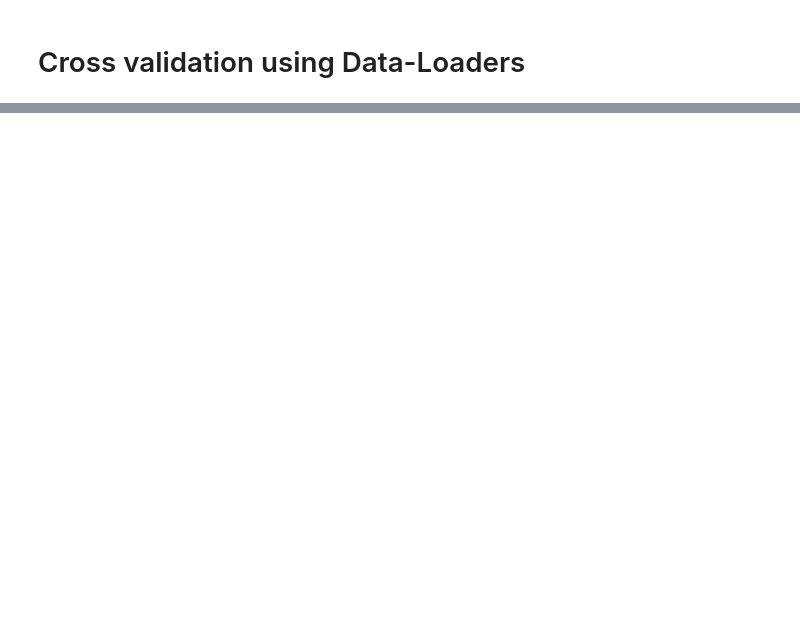
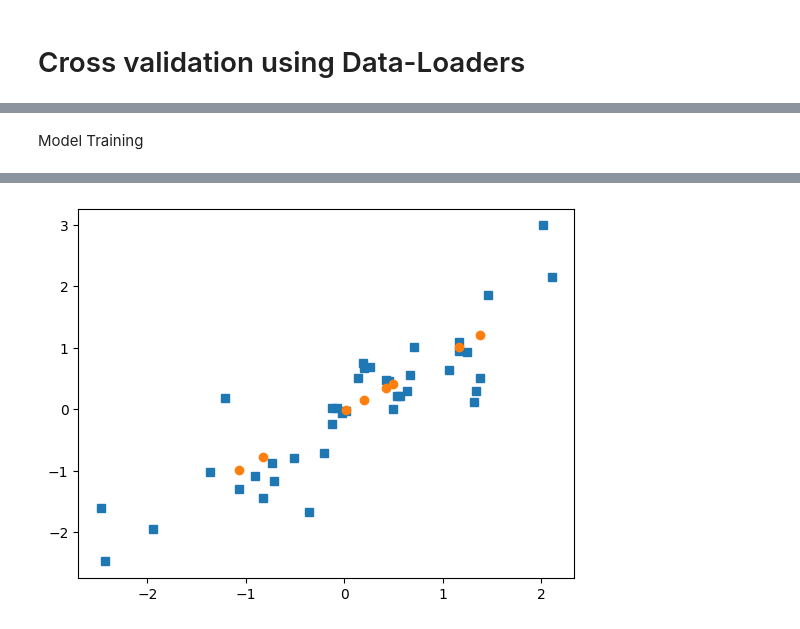
Before and after one commit to user8391/Deep-Learning-, a Jupyter notebook: Overfitting_Cross_Validation.ipynb, the cells around one changed output, grey strips where cells are left out. Cells and saved outputs as stored; diff of their text form; code cells hidden in the pictures; blank space fills up the shorter version.

```diff
--- a/Overfitting_Cross_Validation.ipynb
+++ b/Overfitting_Cross_Validation.ipynb
@@ -197,0 +447,32 @@ testing acc: 93.33333587646484
+# %%
+# Selecting training data
+Proportion_train = .8
+trainidx = np.random.choice(range(len(x)),int(Proportion_train*len(x)),replace = False) # random indices
+
+trainBool = np.zeros(len(x),dtype=bool) # Initialize vectors to falses
+trainBool[trainidx] = True # set selected samples to true
+# %% [markdown]
+Model Training
+# %%
+numepochs = 500
+for epochi in range(numepochs):
+
+  yHat = ANN_regression(x[trainBool,:]) # forward
+
+  loss = loss_function(yHat,y[trainBool])
+
+  optimizer.zero_grad()
+  loss.backward()
+  optimizer.step()
+
+predYtest = ANN_regression(x[~trainBool,:]) # forward
+testloss = (predYtest-y[~trainBool]).pow(2).mean()
+
+print(f'training loss: {loss.detach()}')
+print(f'testing loss: {testloss.detach()}')
+
+# Plot
+plt.plot(x,y,'s')
+plt.plot(x[~trainBool,:],predYtest.detach(),'o')
+plt.show()
+# %% [output]
@@ -197,0 +481 @@ testing acc: 93.33333587646484
+[figure, added]
```
Also changed, not shown: parts of 15 cells of this notebook.
